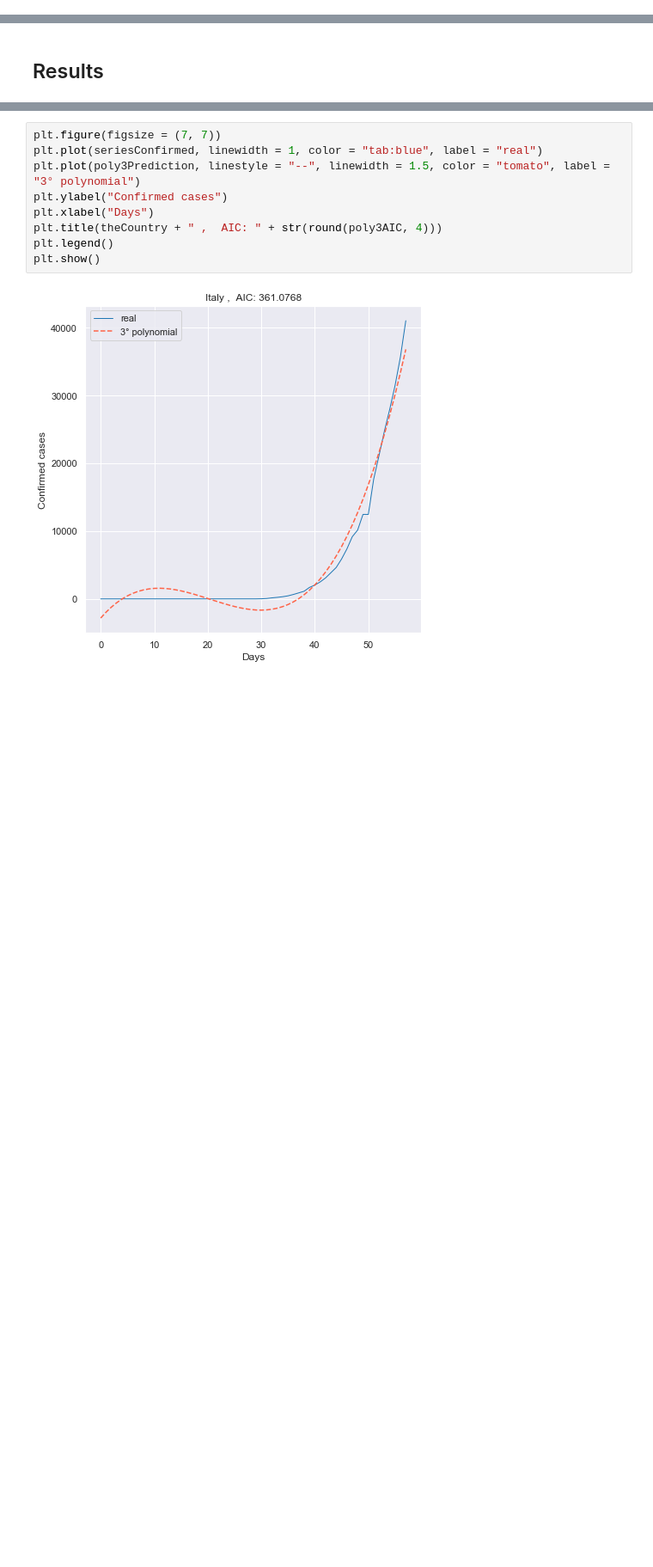
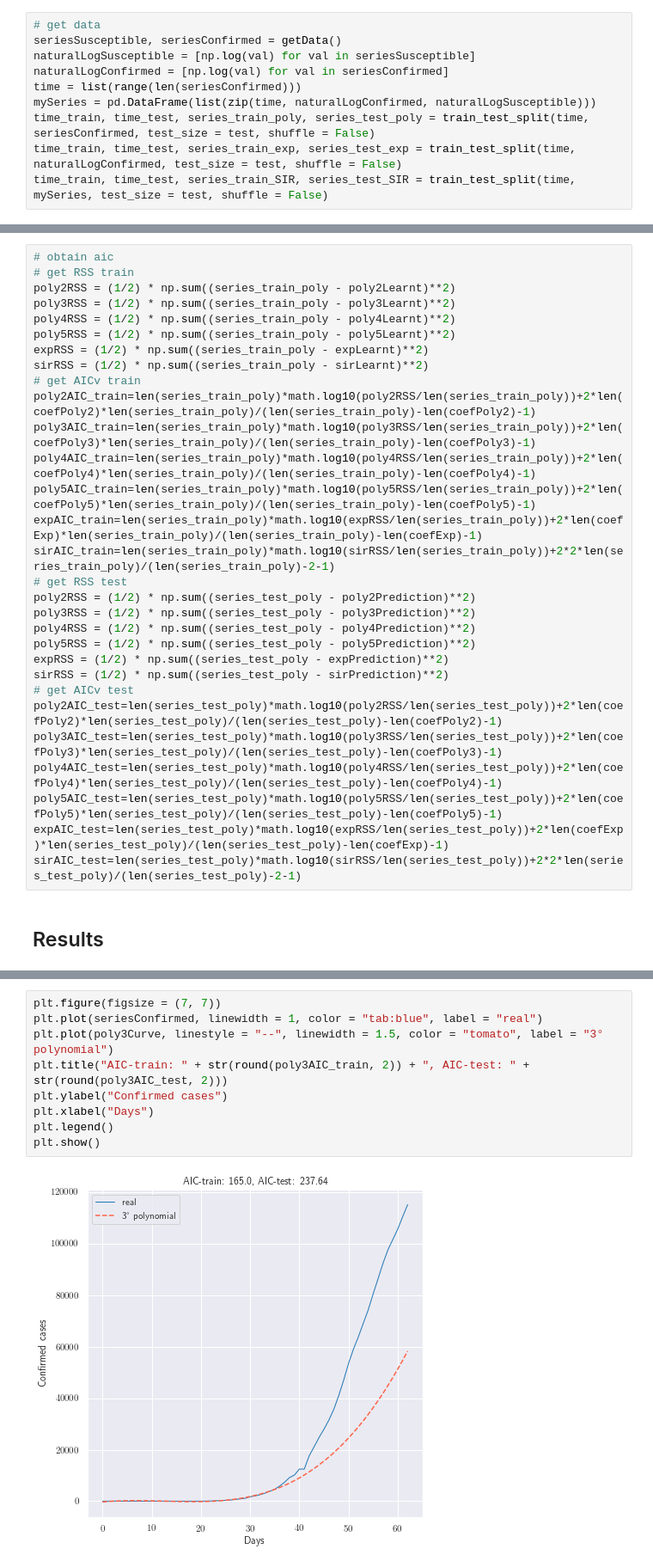
Before and after one commit to MarcosLaffitte/AI_IMATE, a Jupyter notebook: 2_Coronavirus_Dynamics/B_Jupyter_Format/Project_2_Marcos_Laffitte_Coronavirus_Dynamics.ipynb, the cells around one changed output, grey strips where cells are left out. Shown at 86% size. Saved outputs shown, nothing was run; the diff lists cells and outputs as text; blank space fills up the shorter version.

```diff
--- a/2_Coronavirus_Dynamics/B_Jupyter_Format/Project_2_Marcos_Laffitte_Coronavirus_Dynamics.ipynb
+++ b/2_Coronavirus_Dynamics/B_Jupyter_Format/Project_2_Marcos_Laffitte_Coronavirus_Dynamics.ipynb
@@ -157,0 +194,10 @@ expAIC=len(seriesConfirmed)*math.log10(expRSS/len(seriesConfirmed))+2*len(coefEx
+# %%
+# get data
+seriesSusceptible, seriesConfirmed = getData()
+naturalLogSusceptible = [np.log(val) for val in seriesSusceptible]
+naturalLogConfirmed = [np.log(val) for val in seriesConfirmed]
+time = list(range(len(seriesConfirmed)))
+mySeries = pd.DataFrame(list(zip(time, naturalLogConfirmed, naturalLogSusceptible)))
+time_train, time_test, series_train_poly, series_test_poly = train_test_split(time, seriesConfirmed, test_size = test, shuffle = False)
+time_train, time_test, series_train_exp, series_test_exp = train_test_split(time, naturalLogConfirmed, test_size = test, shuffle = False)
+time_train, time_test, series_train_SIR, series_test_SIR = train_test_split(time, mySeries, test_size = test, shuffle = False)
@@ -158,3 +258,33 @@ expAIC=len(seriesConfirmed)*math.log10(expRSS/len(seriesConfirmed))+2*len(coefEx
+# %%
+# obtain aic
+# get RSS train
+poly2RSS = (1/2) * np.sum((series_train_poly - poly2Learnt)**2)
+poly3RSS = (1/2) * np.sum((series_train_poly - poly3Learnt)**2)
+poly4RSS = (1/2) * np.sum((series_train_poly - poly4Learnt)**2)
+poly5RSS = (1/2) * np.sum((series_train_poly - poly5Learnt)**2)
+expRSS = (1/2) * np.sum((series_train_poly - expLearnt)**2)
+sirRSS = (1/2) * np.sum((series_train_poly - sirLearnt)**2)
+# get AICv train
+poly2AIC_train=len(series_train_poly)*math.log10(poly2RSS/len(series_train_poly))+2*len(coefPoly2)*len(series_train_poly)/(len(series_train_poly)-len(coefPoly2)-1)
+poly3AIC_train=len(series_train_poly)*math.log10(poly3RSS/len(series_train_poly))+2*len(coefPoly3)*len(series_train_poly)/(len(series_train_poly)-len(coefPoly3)-1)
+poly4AIC_train=len(series_train_poly)*math.log10(poly4RSS/len(series_train_poly))+2*len(coefPoly4)*len(series_train_poly)/(len(series_train_poly)-len(coefPoly4)-1)
+poly5AIC_train=len(series_train_poly)*math.log10(poly5RSS/len(series_train_poly))+2*len(coefPoly5)*len(series_train_poly)/(len(series_train_poly)-len(coefPoly5)-1)
+expAIC_train=len(series_train_poly)*math.log10(expRSS/len(series_train_poly))+2*len(coefExp)*len(series_train_poly)/(len(series_train_poly)-len(coefExp)-1)
+sirAIC_train=len(series_train_poly)*math.log10(sirRSS/len(series_train_poly))+2*2*len(series_train_poly)/(len(series_train_poly)-2-1)
+# get RSS test
+poly2RSS = (1/2) * np.sum((series_test_poly - poly2Prediction)**2)
+poly3RSS = (1/2) * np.sum((series_test_poly - poly3Prediction)**2)
+poly4RSS = (1/2) * np.sum((series_test_poly - poly4Prediction)**2)
+poly5RSS = (1/2) * np.sum((series_test_poly - poly5Prediction)**2)
+expRSS = (1/2) * np.sum((series_test_poly - expPrediction)**2)
+sirRSS = (1/2) * np.sum((series_test_poly - sirPrediction)**2)
+# get AICv test
+poly2AIC_test=len(series_test_poly)*math.log10(poly2RSS/len(series_test_poly))+2*len(coefPoly2)*len(series_test_poly)/(len(series_test_poly)-len(coefPoly2)-1)
+poly3AIC_test=len(series_test_poly)*math.log10(poly3RSS/len(series_test_poly))+2*len(coefPoly3)*len(series_test_poly)/(len(series_test_poly)-len(coefPoly3)-1)
+poly4AIC_test=len(series_test_poly)*math.log10(poly4RSS/len(series_test_poly))+2*len(coefPoly4)*len(series_test_poly)/(len(series_test_poly)-len(coefPoly4)-1)
+poly5AIC_test=len(series_test_poly)*math.log10(poly5RSS/len(series_test_poly))+2*len(coefPoly5)*len(series_test_poly)/(len(series_test_poly)-len(coefPoly5)-1)
+expAIC_test=len(series_test_poly)*math.log10(expRSS/len(series_test_poly))+2*len(coefExp)*len(series_test_poly)/(len(series_test_poly)-len(coefExp)-1)
+sirAIC_test=len(series_test_poly)*math.log10(sirRSS/len(series_test_poly))+2*2*len(series_test_poly)/(len(series_test_poly)-2-1)
 # %% [markdown]
 ## Results
 # %%
@@ -171,14 +301,14 @@ plt.show()
 # %%
 plt.figure(figsize = (7, 7))
 plt.plot(seriesConfirmed, linewidth = 1, color = "tab:blue", label = "real")
-plt.plot(poly3Prediction, linestyle = "--", linewidth = 1.5, color = "tomato", label = "3° polynomial")
+plt.plot(poly3Curve, linestyle = "--", linewidth = 1.5, color = "tomato", label = "3° polynomial")
+plt.title("AIC-train: " + str(round(poly3AIC_train, 2)) + ", AIC-test: " + str(round(poly3AIC_test, 2)))
 plt.ylabel("Confirmed cases")
 plt.xlabel("Days")
-plt.title(theCountry + " ,  AIC: " + str(round(poly3AIC, 4)))
 plt.legend()
 plt.show()
 # %% [output]
-[figure, old version]
+[figure, new version]
 # %%
 plt.figure(figsize = (7, 7))
 plt.plot(seriesConfirmed, linewidth = 1, color = "tab:blue", label = "real")
```
Also changed, not shown: parts of 17 cells of this notebook, 2 other files.
